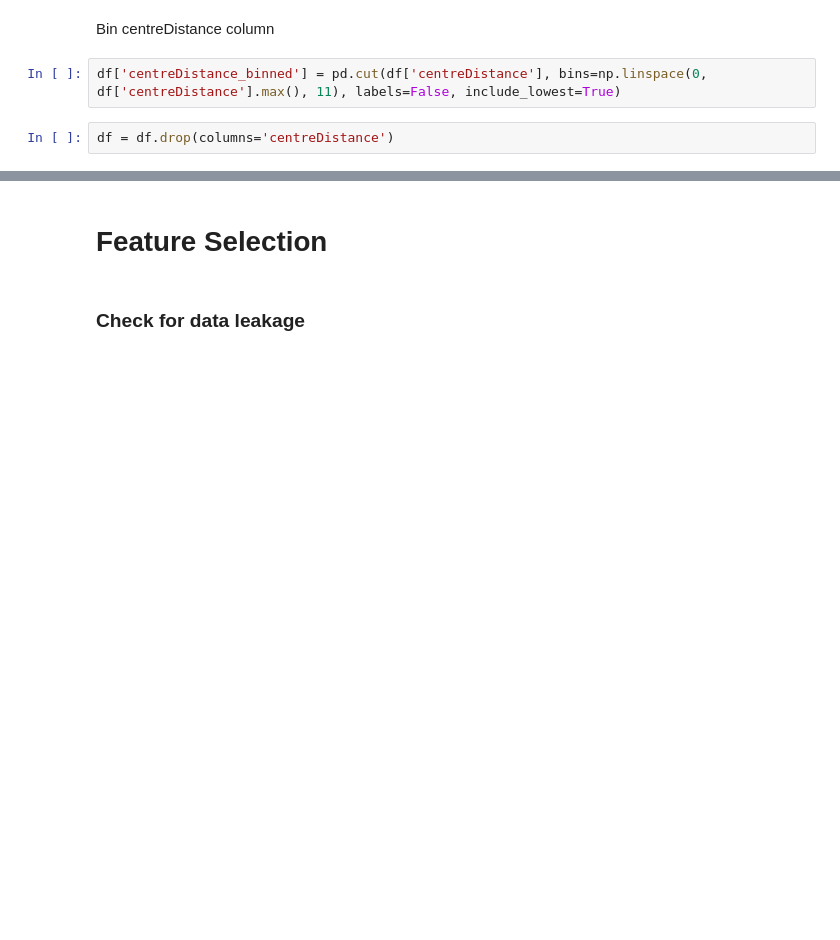
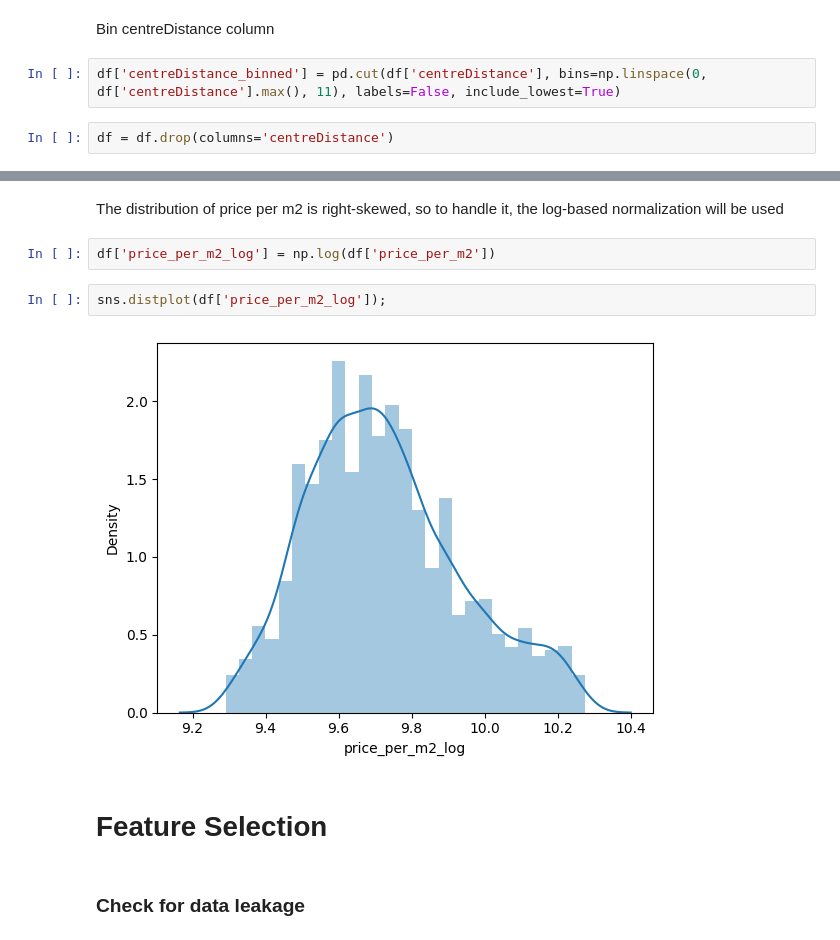
Before and after one commit to turekmagdalena/DataScienceProjects, a Jupyter notebook: Apartment_Prices_in_Poland/notebooks/1_data_and_feature_preparation.ipynb, the cells around one changed output, grey strips where cells are left out. Saved outputs shown, nothing was run; the diff lists cells and outputs as text; blank space fills up the shorter version.

Commit message:
Handled price outliers with log, started feature selection with SFS

```diff
--- a/Apartment_Prices_in_Poland/notebooks/1_data_and_feature_preparation.ipynb
+++ b/Apartment_Prices_in_Poland/notebooks/1_data_and_feature_preparation.ipynb
@@ -404,3 +407,11 @@ df = df.drop(columns='centreDistance')
+# %% [markdown]
+The distribution of price per m2 is right-skewed, so to handle it, the log-based normalization will be used
+# %%
+df['price_per_m2_log'] = np.log(df['price_per_m2'])
+# %%
+sns.distplot(df['price_per_m2_log']);
+# %% [output]
+[figure, added]
 # %% [markdown]
 # Feature Selection
 # %% [markdown]
```
Also changed, not shown: parts of 12 cells of this notebook.
